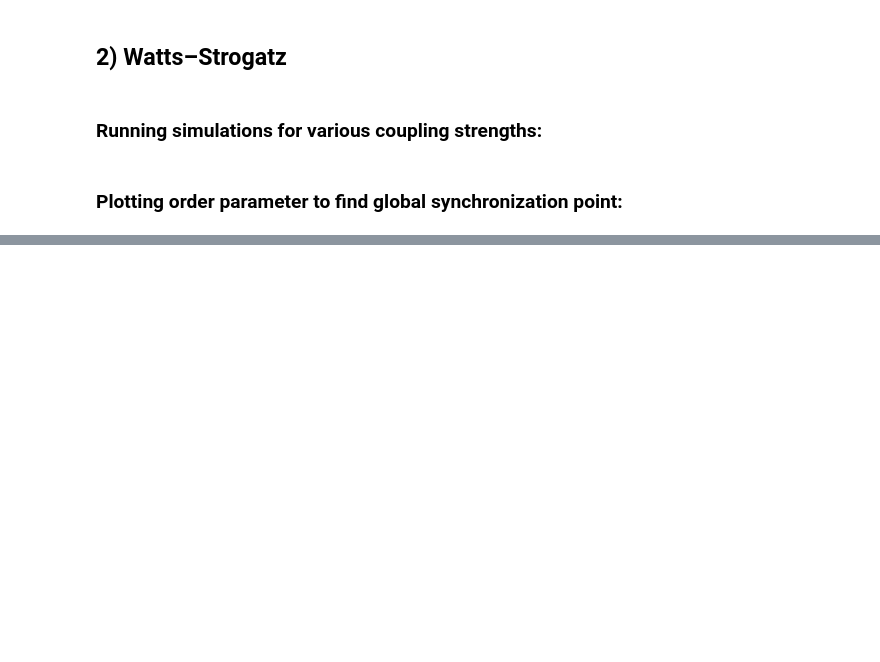
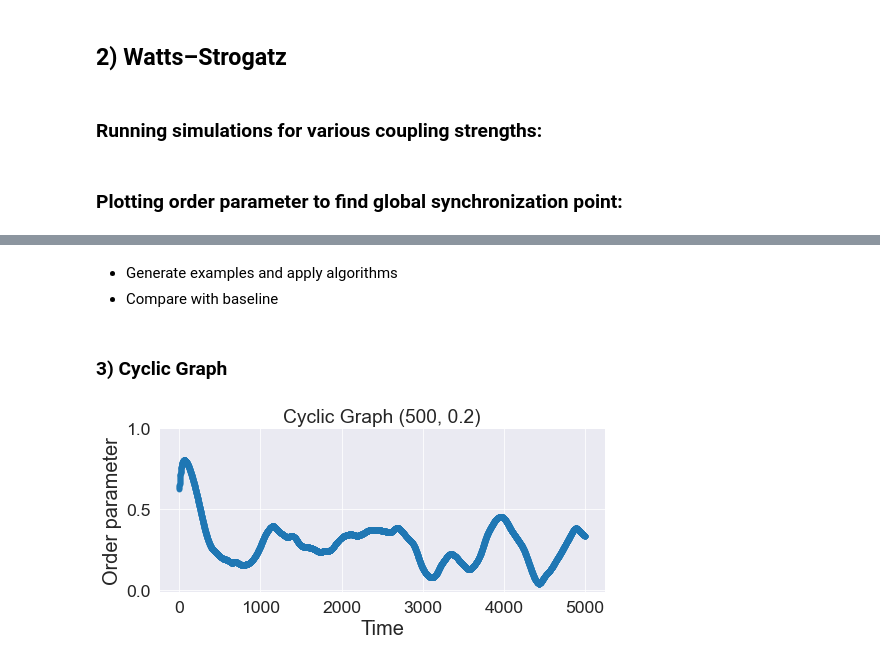
Before and after one commit to BryaneX455/reu2022, a Jupyter notebook: Kuramoto Model/kuramoto.ipynb, the cells around one changed output, grey strips where cells are left out. Cells and saved outputs as stored; diff of their text form; code cells hidden in the pictures; blank space fills up the shorter version.

```diff
--- a/Kuramoto Model/kuramoto.ipynb
+++ b/Kuramoto Model/kuramoto.ipynb
@@ -138,0 +141,16 @@ plt.set_title('Watts–Strogatz (25, 3, 0.67)');
+# %% [markdown]
+- Generate examples and apply algorithms
+- Compare with baseline
+# %% [markdown]
+### 3) Cyclic Graph
+# %%
+nxg = nx.cycle_graph(n=100)
+natfreqs = np.repeat(2* np.pi * 0, len(nxg.nodes()))
+adj_mat = nx.to_numpy_array(nxg)
+model = Kuramoto(coupling=2.5, dt=0.01, T=50, n_nodes=len(nx.nodes(nxg)))
+sim = model.run(adj_mat)
+
+ax = plot_phase_coherence(sim)
+ax.set_title('Cyclic Graph (500, 0.2)');
+# %% [output]
+[figure, added]
```
Also changed, not shown: parts of 2 cells of this notebook, 9 other files.
